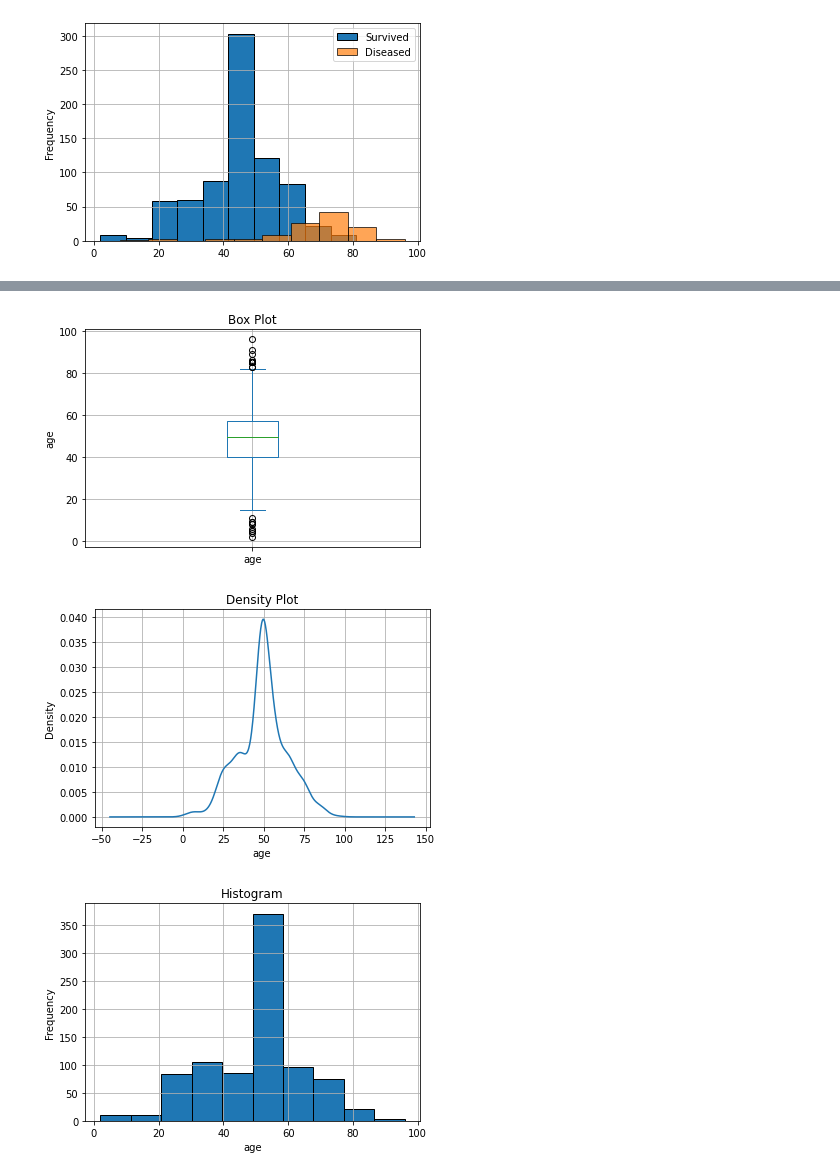
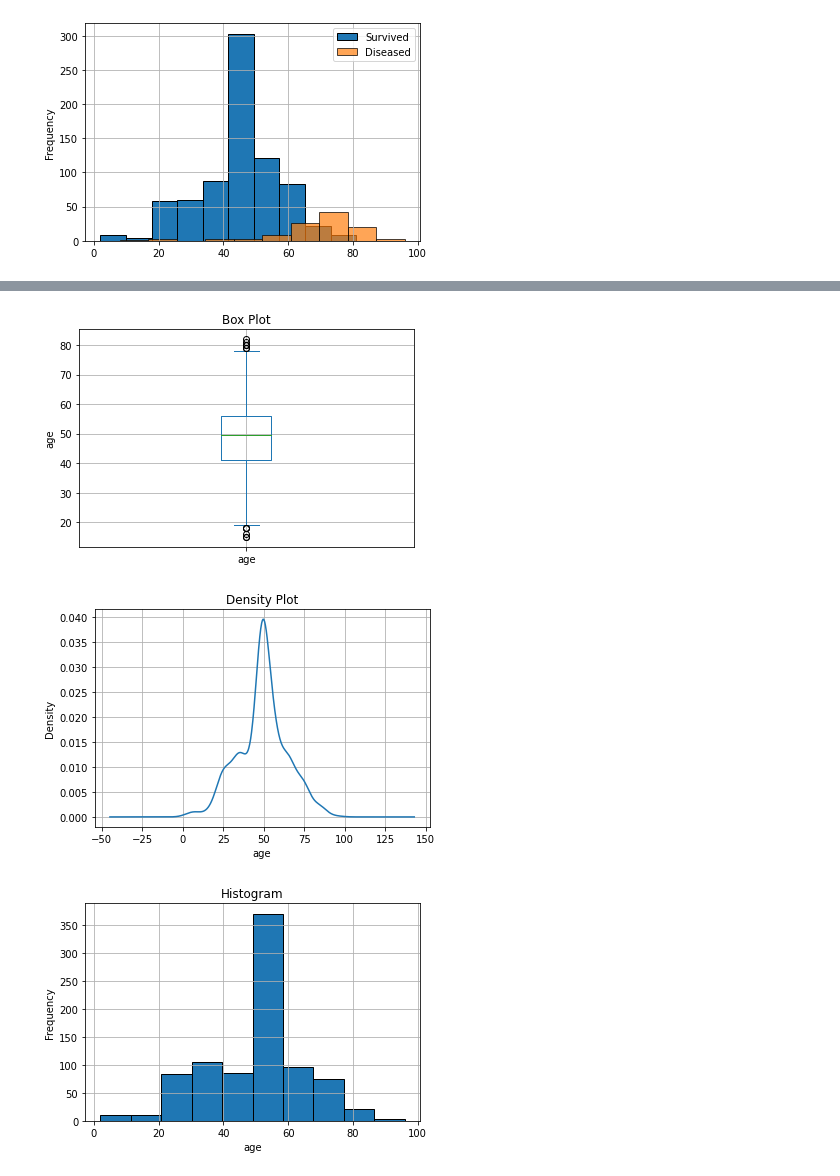
Before and after one commit to KAYounes/AIProject_Covid, a Jupyter notebook: code/Data Exploration.ipynb, the cells around one changed output, grey strips where cells are left out. Saved outputs shown, nothing was run; the diff lists cells and outputs as text; code cells hidden in the pictures.

```diff
--- a/code/Data Exploration.ipynb
+++ b/code/Data Exploration.ipynb
@@ -8,7 +8,7 @@ import numpy as np
 import seaborn as sns
 import matplotlib.pyplot as plt
 # %%
-df = pd.read_csv(r'\Users\KAYEG\Documents\ASU\FALL - 21 - Term 7\Machine Learning\Project\Project\data.csv', index_col=0)
+df = pd.read_csv(r'\Users\KAYEG\Documents\ASU\FALL - 21 - Term 7\Machine Learning\Project\Project\datas\data.csv', index_col=0)
 # %%
 df.head()
 # %% [output]
@@ -87,18 +77,18 @@ df[df['result'] == 1]['age'].plot(kind='hist', edgecolor='k', grid=True)
 # %%
 plt.title("Box Plot")
-df['age'].plot(kind='box', grid=True);
+df[((df['age'] > 14) & (df['age'] < 83))]['age'].plot(kind='box', grid=True);
 plt.ylabel("age")
 plt.show()
 
 plt.title("Density Plot")
 df['age'].plot(kind='density', grid=True);
 plt.xlabel('age');
 plt.show()
 
 plt.title("Histogram")
 df['age'].plot(kind='hist', edgecolor = 'k', grid=True);
 plt.xlabel('age');
 # %% [output]
-[figure, old version]
+[figure, new version]
 [figure]
 [figure]
```
Also changed, not shown: parts of 10 cells of this notebook.
